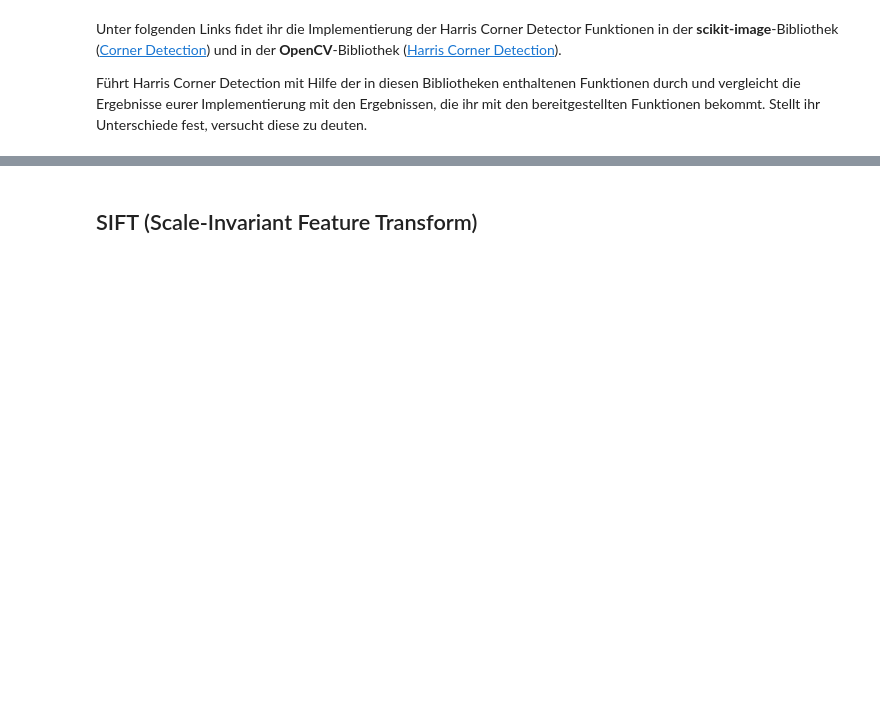
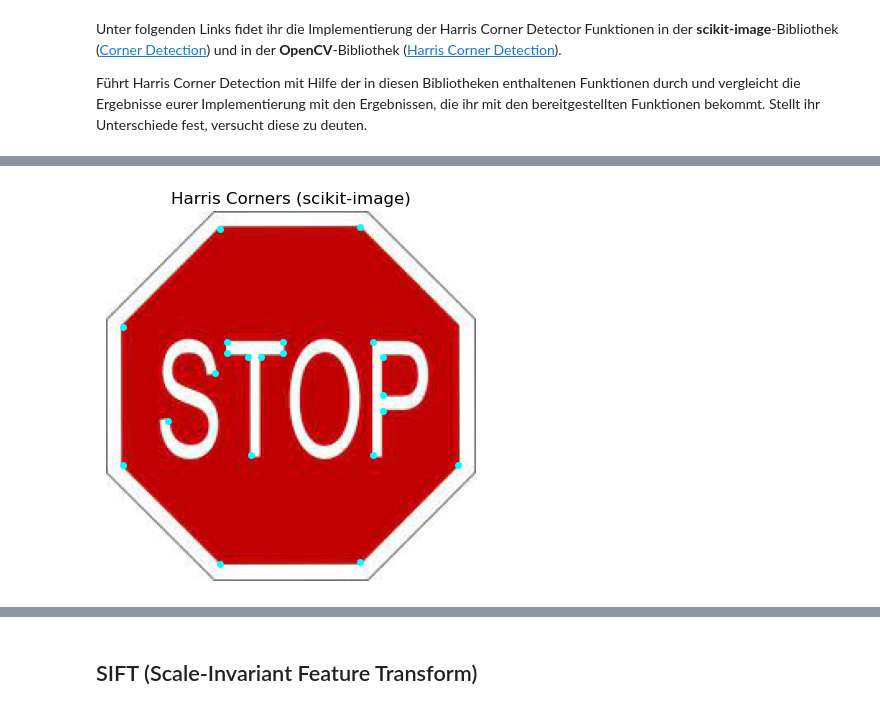
Before and after one commit to CHNCXY/AGBA2, a Jupyter notebook: UE_2_Aufgaben-20250515/UE2_Aufgaben_SoSe25.ipynb, the cells around one changed output, grey strips where cells are left out. Drawn from its saved outputs; the diff is of its cells as text; code cells hidden in the pictures; blank space fills up the shorter version.

```diff
--- a/UE_2_Aufgaben-20250515/UE2_Aufgaben_SoSe25.ipynb
+++ b/UE_2_Aufgaben-20250515/UE2_Aufgaben_SoSe25.ipynb
@@ -102,0 +142,23 @@ Führt Harris Corner Detection mit Hilfe der in diesen Bibliotheken enthaltenen
+# %%
+img_rgb = io.imread(filename)
+
+if img_rgb is None:
+    raise FileNotFoundError("Fehler: Bild konnte nicht geladen werden.")
+
+# Wenn Bild farbig ist → Graustufen konvertieren
+img_gray = color.rgb2gray(img_rgb)
+
+# Harris-Kornererkennung mit scikit-image
+harris_response = corner_harris(img_gray)
+# Ecken finden
+corners = corner_peaks(harris_response, min_distance=5, threshold_rel=0.01)
+
+# Ergebnis anzeigen
+plt.imshow(img_rgb)
+plt.plot(corners[:, 1], corners[:, 0], color='cyan', marker='o',
+         linestyle='None', markersize=4)
+plt.title("Harris Corners (scikit-image)")
+plt.axis('off')
+plt.show()
+# %% [output]
+[figure, added]
```
Also changed, not shown: parts of 7 cells of this notebook.
